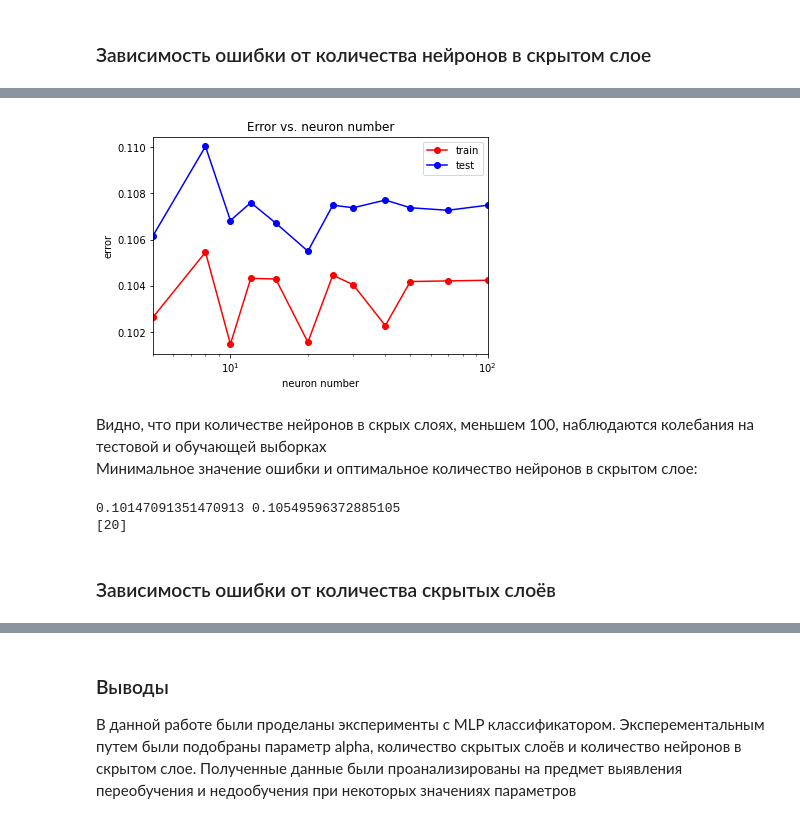
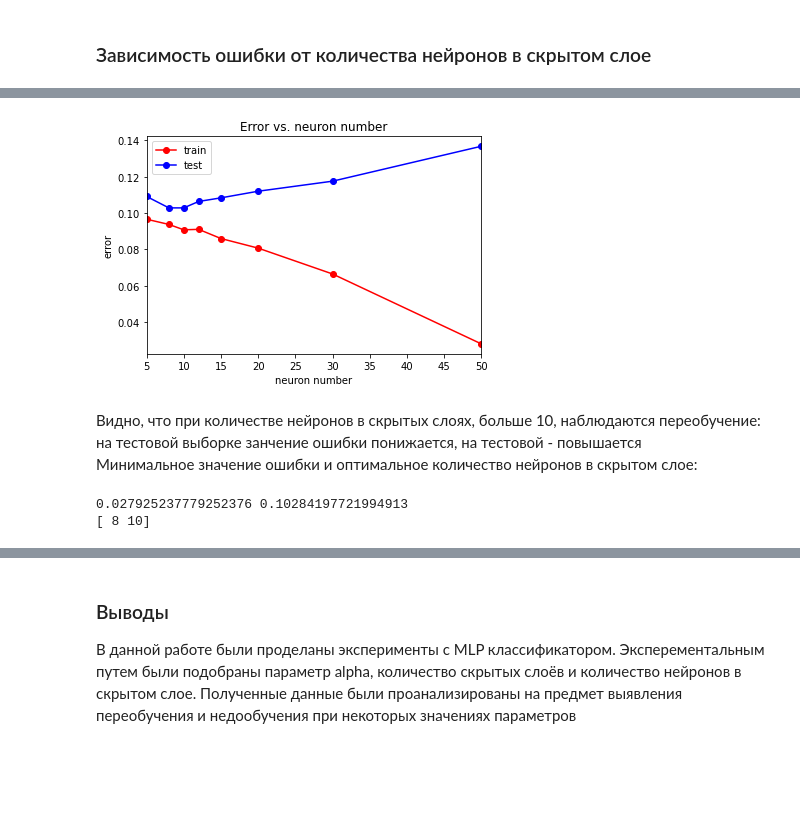
Before and after one commit to v-Golubev/MachineLearning, a Jupyter notebook: Classification_2.ipynb, the cells around one changed output, grey strips where cells are left out. Cells and saved outputs as stored; diff of their text form; code cells hidden in the pictures; blank space fills up the shorter version.

```diff
--- a/Classification_2.ipynb
+++ b/Classification_2.ipynb
@@ -143,7 +143,7 @@ print(N_train, N_test)
 # %%
 from sklearn.neural_network import MLPClassifier
 
-mlp_model = MLPClassifier(hidden_layer_sizes = (1,),
+mlp_model = MLPClassifier(hidden_layer_sizes = (10,),
                           solver = 'lbfgs',
                           activation = 'relu',
                           random_state = 24,
@@ -163,10 +163,10 @@ np.mean(y_train != y_train_pred), np.mean(y_test != y_test_pred)
 # %% [markdown]
 Далее натренируем классификатор с двумя скрытыми слоями:
 # %%
-mlp_model = MLPClassifier(hidden_layer_sizes = (2,),
+mlp_model = MLPClassifier(hidden_layer_sizes = (10, 10),
                           solver = 'lbfgs',
                           activation = 'relu',
                           random_state = 24,
-                          max_iter=2000)
+                          max_iter=5000)
 mlp_model.fit(X_train, y_train)
 # %% [output]
@@ -183,15 +185,15 @@ np.mean(y_train != y_train_pred), np.mean(y_test != y_test_pred)
 # %% [markdown]
 ### Зависимость ошибки от параметра alpha
 # %%
-alpha_arr = np.logspace(-4, 3, 50)
+alpha_arr = np.logspace(-3, 2, 21)
 test_err = []
 train_err = []
 for alpha in alpha_arr:
-    mlp_model = MLPClassifier(hidden_layer_sizes = (2,),
+    mlp_model = MLPClassifier(hidden_layer_sizes = (10, 10),
                           solver = 'lbfgs',
                           activation = 'relu',
-                          random_state = 24,
-                          max_iter=2000,
+                          random_state = 22,
+                          max_iter=5000,
                           alpha = alpha)
     mlp_model.fit(X_train, y_train)
 
@@ -226,15 +228,15 @@ print(alpha_opt)
 # %% [markdown]
 ### Зависимость ошибки от количества нейронов в скрытом слое
 # %%
-neuron_numbers = np.array([5, 8, 10, 12, 15, 20, 25, 30, 40, 50, 70, 100])
+neuron_numbers = np.array([5, 8, 10, 12, 15, 20, 30, 50])
 test_err = []
 train_err = []
 for neuron_number in neuron_numbers:
-    mlp_model = MLPClassifier(hidden_layer_sizes = (2, neuron_number),
+    mlp_model = MLPClassifier(hidden_layer_sizes = (neuron_number, neuron_number),
                           solver = 'lbfgs',
                           activation = 'relu',
                           random_state = 22,
-                          max_iter=2000,
+                          max_iter=5000,
                           alpha = alpha_opt)
     mlp_model.fit(X_train, y_train)
 
@@ -246,17 +264,17 @@ for neuron_number in neuron_numbers:
 # %%
-plt.semilogx(neuron_numbers, train_err, 'r-o', label = 'train')
-plt.semilogx(neuron_numbers, test_err, 'b-o', label = 'test')
+plt.plot(neuron_numbers, train_err, 'r-o', label = 'train')
+plt.plot(neuron_numbers, test_err, 'b-o', label = 'test')
 plt.xlim([np.min(neuron_numbers), np.max(neuron_numbers)])
 
 plt.title('Error vs. neuron number')
 plt.xlabel('neuron number')
 plt.ylabel('error')
 plt.legend()
 pass
 # %% [output]
-[figure, old version]
+[figure, new version]
 # %% [markdown]
-Видно, что при количестве нейронов в скрых слоях, меньшем 100, наблюдаются колебания на тестовой и обучающей выборках
+Видно, что при количестве нейронов в скрытых слоях, больше 10, наблюдаются переобучение: на тестовой выборке занчение ошибки понижается, на тестовой - повышается
 Минимальное значение ошибки и оптимальное количество нейронов в скрытом слое:
 # %%
 min_train_err = np.min(train_err)
@@ -266,7 +284,5 @@ print(min_train_err, min_test_err)
 neuron_num_opt = neuron_numbers[test_err == min_test_err]
 print(neuron_num_opt)
 # %% [output]
-0.10147091351470913 0.10549596372885105
-[20]
+0.027925237779252376 0.10284197721994913
+[ 8 10]
-# %% [markdown]
-### Зависимость ошибки от количества скрытых слоёв
```
Also changed, not shown: parts of 13 cells of this notebook.
